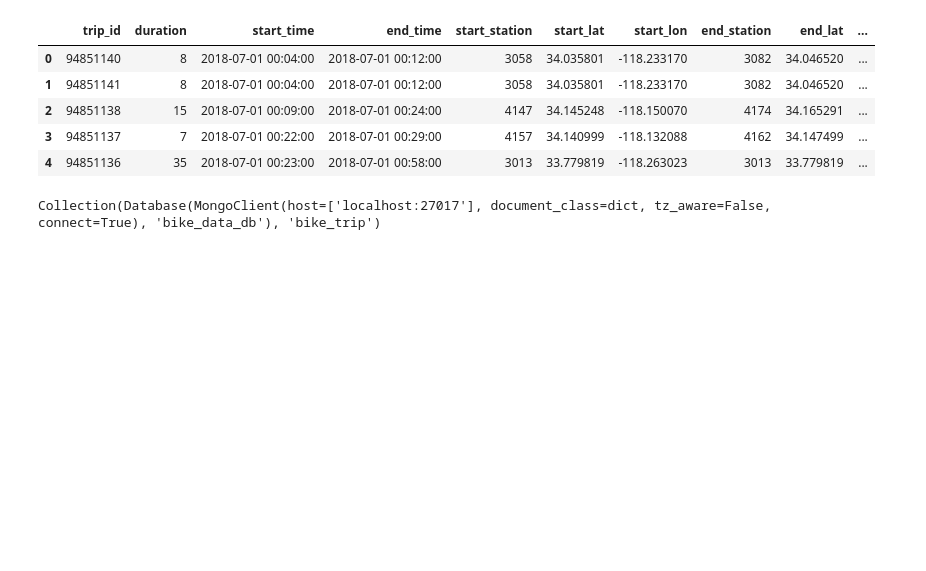
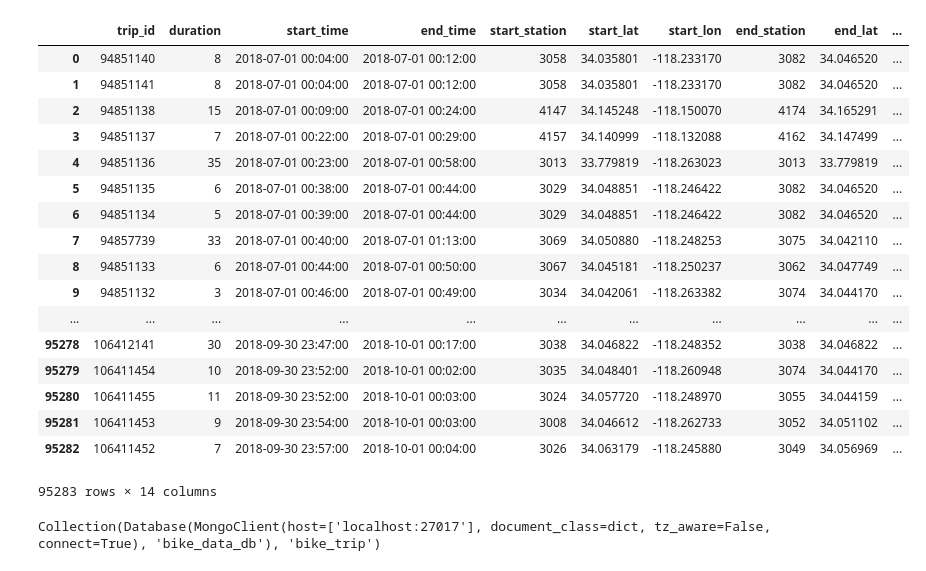
Before and after one commit to charlehl/project-two-bikeshare, a Jupyter notebook: data_exploration.ipynb, the cells around one changed output. Saved outputs shown, nothing was run; the diff lists cells and outputs as text; code cells hidden in the pictures; blank space fills up the shorter version.

```diff
--- a/data_exploration.ipynb
+++ b/data_exploration.ipynb
@@ -8,14 +8,26 @@ bike_data_csv = "data/metro-bike-share-trips-2018-q3.csv"
 # %%
 bike_data_df = pd.read_csv(bike_data_csv)
 # %%
-bike_data_df.head()
+bike_data_df
 # %% [output]
 |  | trip_id | duration | start_time | end_time | start_station | start_lat | start_lon | end_station | end_lat | ... |
 | 0 | 94851140 | 8 | 2018-07-01 00:04:00 | 2018-07-01 00:12:00 | 3058 | 34.035801 | -118.233170 | 3082 | 34.046520 | ... |
 | 1 | 94851141 | 8 | 2018-07-01 00:04:00 | 2018-07-01 00:12:00 | 3058 | 34.035801 | -118.233170 | 3082 | 34.046520 | ... |
 | 2 | 94851138 | 15 | 2018-07-01 00:09:00 | 2018-07-01 00:24:00 | 4147 | 34.145248 | -118.150070 | 4174 | 34.165291 | ... |
 | 3 | 94851137 | 7 | 2018-07-01 00:22:00 | 2018-07-01 00:29:00 | 4157 | 34.140999 | -118.132088 | 4162 | 34.147499 | ... |
 | 4 | 94851136 | 35 | 2018-07-01 00:23:00 | 2018-07-01 00:58:00 | 3013 | 33.779819 | -118.263023 | 3013 | 33.779819 | ... |
+| 5 | 94851135 | 6 | 2018-07-01 00:38:00 | 2018-07-01 00:44:00 | 3029 | 34.048851 | -118.246422 | 3082 | 34.046520 | ... |
+| 6 | 94851134 | 5 | 2018-07-01 00:39:00 | 2018-07-01 00:44:00 | 3029 | 34.048851 | -118.246422 | 3082 | 34.046520 | ... |
+| 7 | 94857739 | 33 | 2018-07-01 00:40:00 | 2018-07-01 01:13:00 | 3069 | 34.050880 | -118.248253 | 3075 | 34.042110 | ... |
+| 8 | 94851133 | 6 | 2018-07-01 00:44:00 | 2018-07-01 00:50:00 | 3067 | 34.045181 | -118.250237 | 3062 | 34.047749 | ... |
+| 9 | 94851132 | 3 | 2018-07-01 00:46:00 | 2018-07-01 00:49:00 | 3034 | 34.042061 | -118.263382 | 3074 | 34.044170 | ... |
+| ... | ... | ... | ... | ... | ... | ... | ... | ... | ... | ... |
+| 95278 | 106412141 | 30 | 2018-09-30 23:47:00 | 2018-10-01 00:17:00 | 3038 | 34.046822 | -118.248352 | 3038 | 34.046822 | ... |
+| 95279 | 106411454 | 10 | 2018-09-30 23:52:00 | 2018-10-01 00:02:00 | 3035 | 34.048401 | -118.260948 | 3074 | 34.044170 | ... |
+| 95280 | 106411455 | 11 | 2018-09-30 23:52:00 | 2018-10-01 00:03:00 | 3024 | 34.057720 | -118.248970 | 3055 | 34.044159 | ... |
+| 95281 | 106411453 | 9 | 2018-09-30 23:54:00 | 2018-10-01 00:03:00 | 3008 | 34.046612 | -118.262733 | 3052 | 34.051102 | ... |
+| 95282 | 106411452 | 7 | 2018-09-30 23:57:00 | 2018-10-01 00:04:00 | 3026 | 34.063179 | -118.245880 | 3049 | 34.056969 | ... |
+95283 rows × 14 columns
 # %%
 items = bike_data_df[:5].to_json(orient='records')
 # %%
```
Also changed, not shown: 1 other file.
